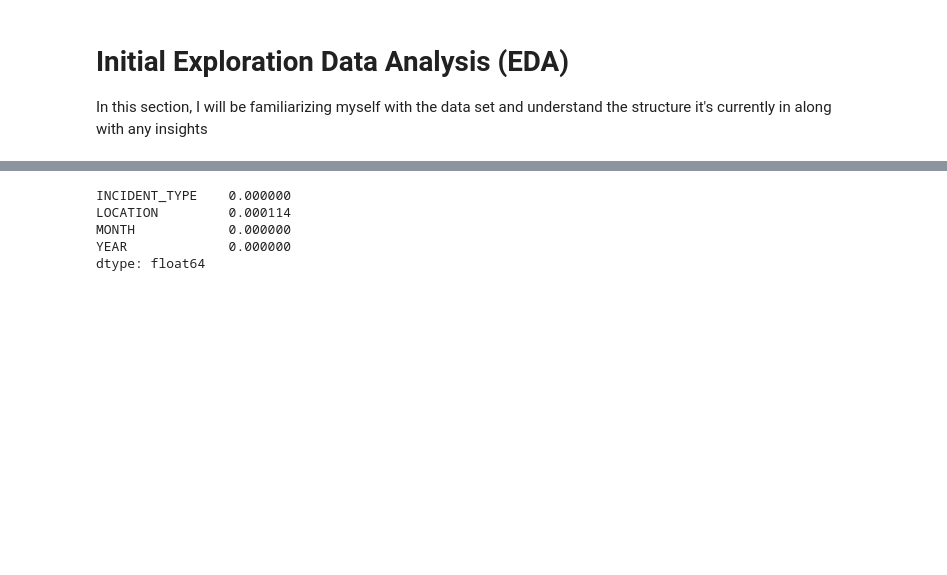
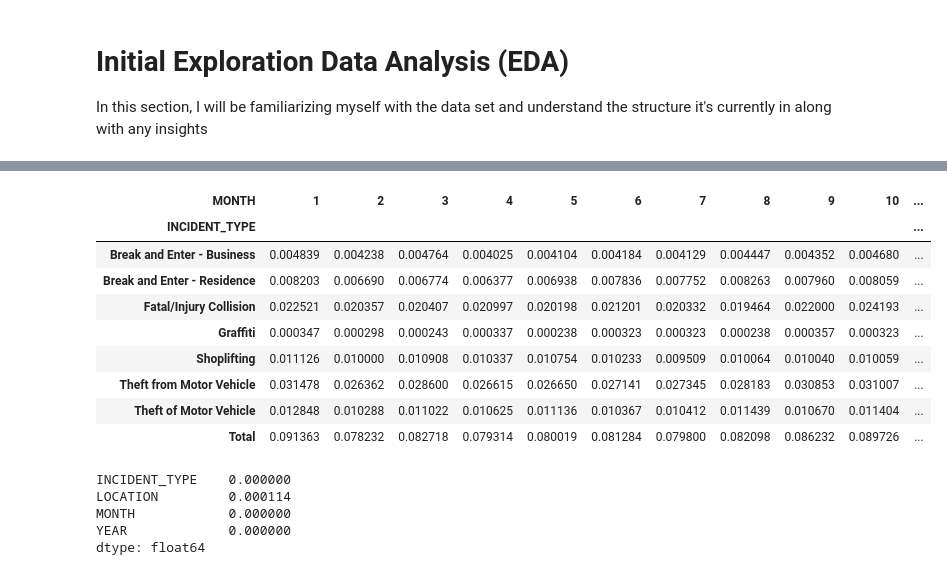
Before and after one commit to juwimana/Surrey-Crime-and-Collision-Incidents, a Jupyter notebook: Surrey_Crime_and_Collision_Incidents.ipynb, the cells around one changed output, grey strips where cells are left out. Drawn from its saved outputs; the diff is of its cells as text; code cells hidden in the pictures; blank space fills up the shorter version.

```diff
--- a/Surrey_Crime_and_Collision_Incidents.ipynb
+++ b/Surrey_Crime_and_Collision_Incidents.ipynb
@@ -63,3 +79,18 @@ ccc.shape
+# %%
+df_month = pd.DataFrame()
+df_month = pd.crosstab(ccc["INCIDENT_TYPE"],ccc["MONTH"],margins=True,margins_name="Total",normalize="all")
+df_month
+# %% [output]
+| MONTH | 1 | 2 | 3 | 4 | 5 | 6 | 7 | 8 | 9 | 10 | ... |
+| INCIDENT_TYPE |  |  |  |  |  |  |  |  |  |  | ... |
+| Break and Enter - Business | 0.004839 | 0.004238 | 0.004764 | 0.004025 | 0.004104 | 0.004184 | 0.004129 | 0.004447 | 0.004352 | 0.004680 | ... |
+| Break and Enter - Residence | 0.008203 | 0.006690 | 0.006774 | 0.006377 | 0.006938 | 0.007836 | 0.007752 | 0.008263 | 0.007960 | 0.008059 | ... |
+| Fatal/Injury Collision | 0.022521 | 0.020357 | 0.020407 | 0.020997 | 0.020198 | 0.021201 | 0.020332 | 0.019464 | 0.022000 | 0.024193 | ... |
+| Graffiti | 0.000347 | 0.000298 | 0.000243 | 0.000337 | 0.000238 | 0.000323 | 0.000323 | 0.000238 | 0.000357 | 0.000323 | ... |
+| Shoplifting | 0.011126 | 0.010000 | 0.010908 | 0.010337 | 0.010754 | 0.010233 | 0.009509 | 0.010064 | 0.010040 | 0.010059 | ... |
+| Theft from Motor Vehicle | 0.031478 | 0.026362 | 0.028600 | 0.026615 | 0.026650 | 0.027141 | 0.027345 | 0.028183 | 0.030853 | 0.031007 | ... |
+| Theft of Motor Vehicle | 0.012848 | 0.010288 | 0.011022 | 0.010625 | 0.011136 | 0.010367 | 0.010412 | 0.011439 | 0.010670 | 0.011404 | ... |
+| Total | 0.091363 | 0.078232 | 0.082718 | 0.079314 | 0.080019 | 0.081284 | 0.079800 | 0.082098 | 0.086232 | 0.089726 | ... |
 # %%
 #finding percent missing values
 ccc.isna().mean()
```
Also changed, not shown: parts of 7 cells of this notebook.
